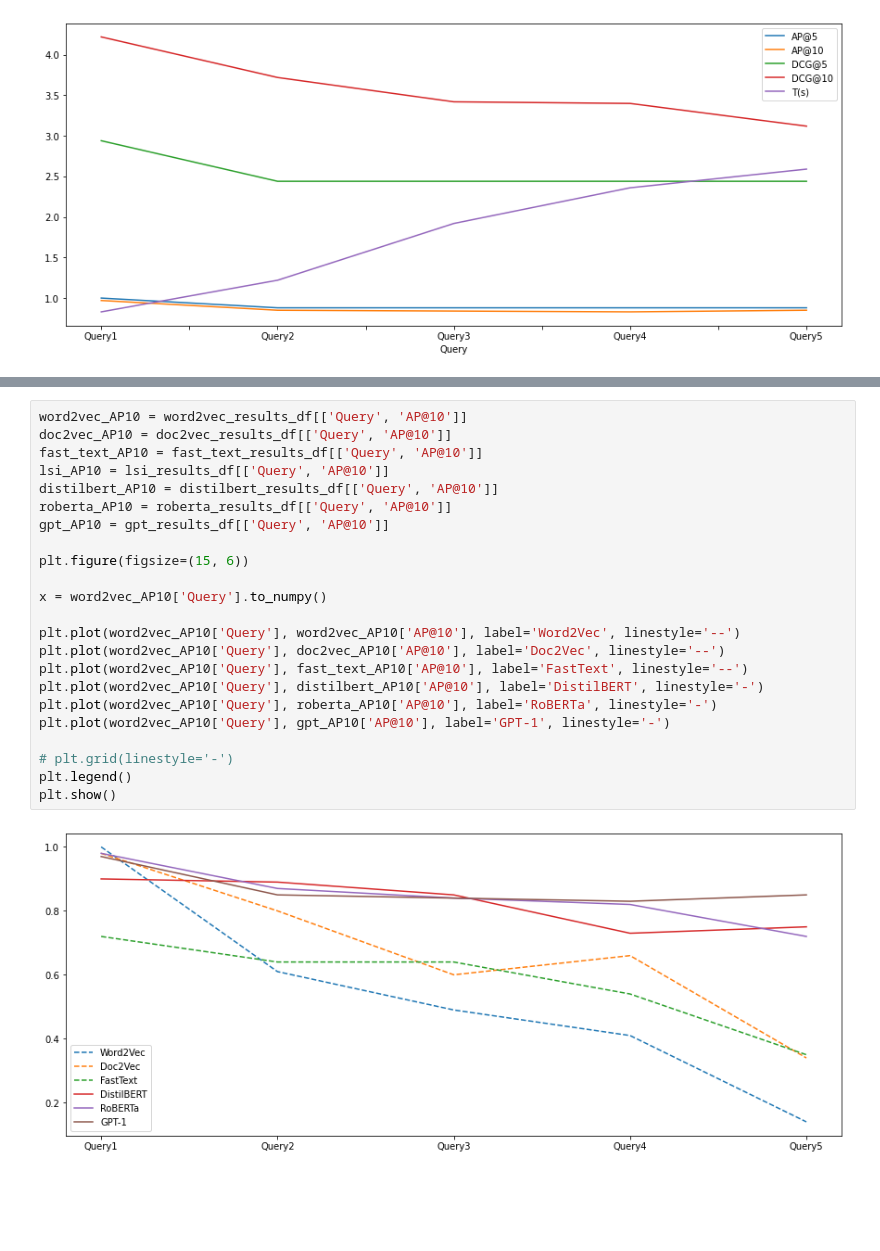
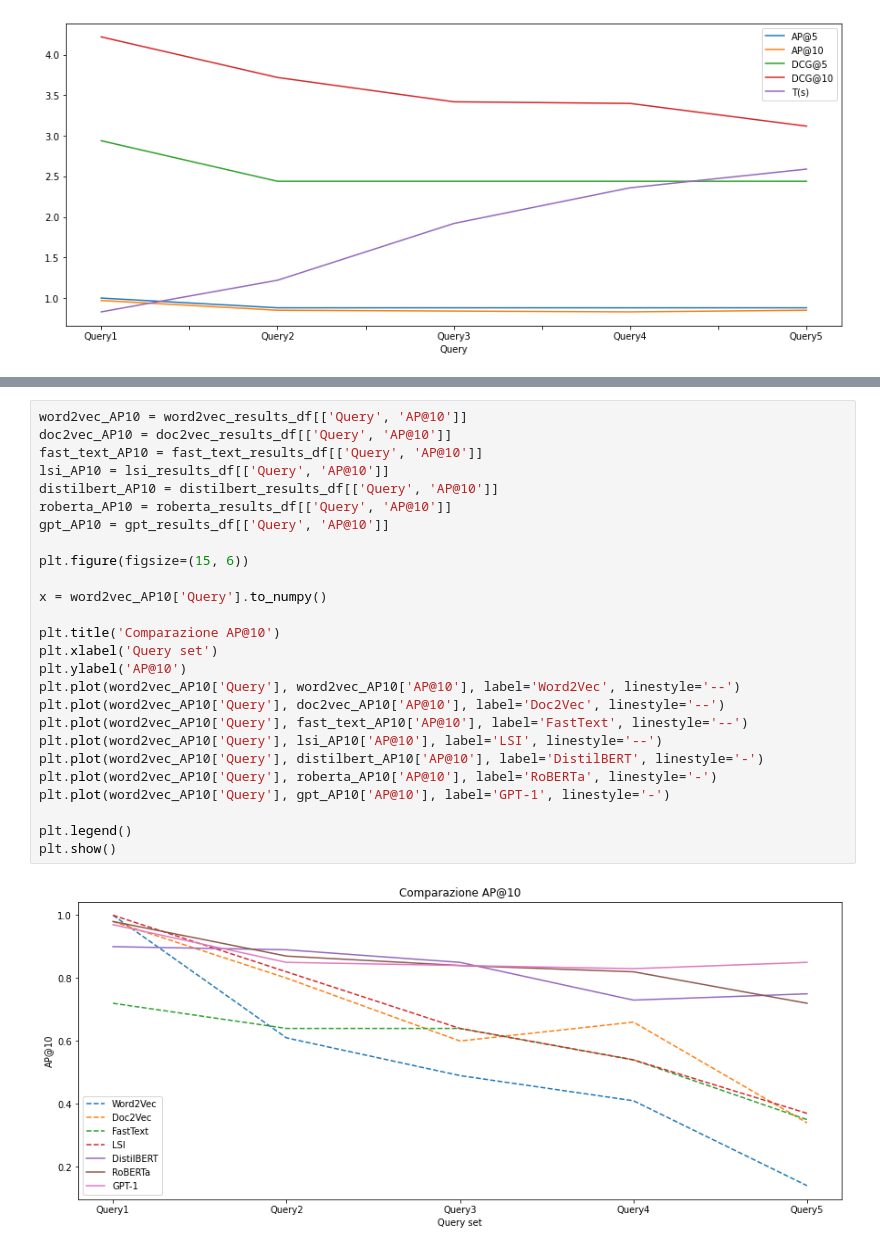
Before and after one commit to muccijacopo/nlp-semantic-search, a Jupyter notebook: notebooks/results.ipynb, the cells around one changed output, grey strips where cells are left out. Saved outputs shown, nothing was run; the diff lists cells and outputs as text; blank space fills up the shorter version.

```diff
--- a/notebooks/results.ipynb
+++ b/notebooks/results.ipynb
@@ -282,25 +293,28 @@ GPT-1 Execution time: 1.78
 # %%
 word2vec_AP10 = word2vec_results_df[['Query', 'AP@10']]
 doc2vec_AP10 = doc2vec_results_df[['Query', 'AP@10']]
 fast_text_AP10 = fast_text_results_df[['Query', 'AP@10']]
 lsi_AP10 = lsi_results_df[['Query', 'AP@10']]
 distilbert_AP10 = distilbert_results_df[['Query', 'AP@10']]
 roberta_AP10 = roberta_results_df[['Query', 'AP@10']]
 gpt_AP10 = gpt_results_df[['Query', 'AP@10']]
 
 plt.figure(figsize=(15, 6))
 
 x = word2vec_AP10['Query'].to_numpy()
 
+plt.title('Comparazione AP@10')
+plt.xlabel('Query set')
+plt.ylabel('AP@10')
 plt.plot(word2vec_AP10['Query'], word2vec_AP10['AP@10'], label='Word2Vec', linestyle='--')
 plt.plot(word2vec_AP10['Query'], doc2vec_AP10['AP@10'], label='Doc2Vec', linestyle='--')
 plt.plot(word2vec_AP10['Query'], fast_text_AP10['AP@10'], label='FastText', linestyle='--')
+plt.plot(word2vec_AP10['Query'], lsi_AP10['AP@10'], label='LSI', linestyle='--')
 plt.plot(word2vec_AP10['Query'], distilbert_AP10['AP@10'], label='DistilBERT', linestyle='-')
 plt.plot(word2vec_AP10['Query'], roberta_AP10['AP@10'], label='RoBERTa', linestyle='-')
 plt.plot(word2vec_AP10['Query'], gpt_AP10['AP@10'], label='GPT-1', linestyle='-')
 
-# plt.grid(linestyle='-')
 plt.legend()
 plt.show()
 # %% [output]
-[figure, old version]
+[figure, new version]
```
Also changed, not shown: parts of 3 cells of this notebook, 8 other files.
